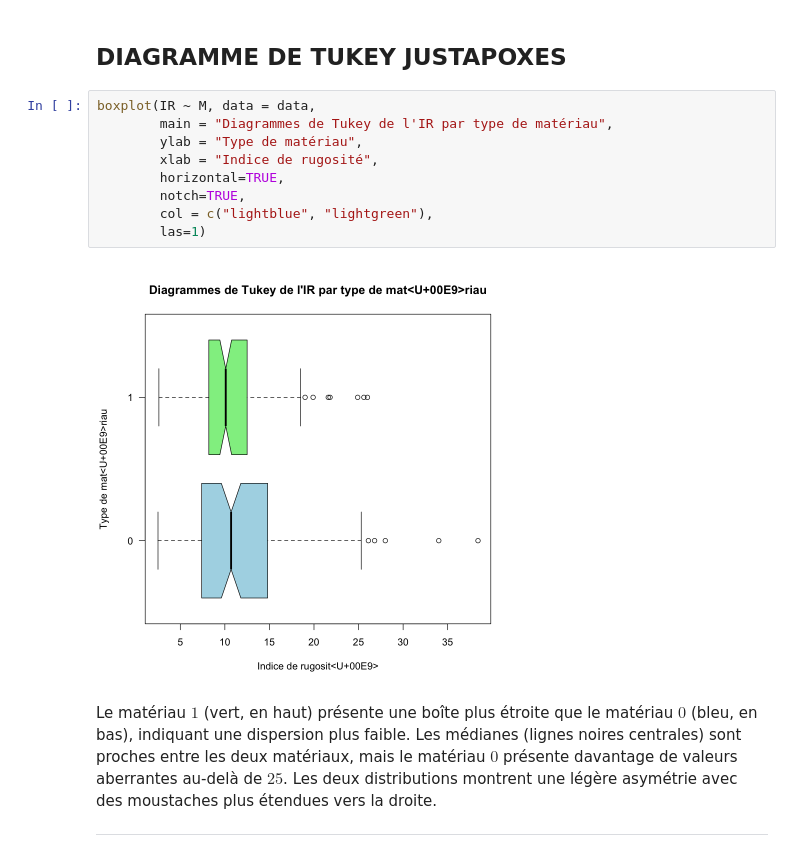
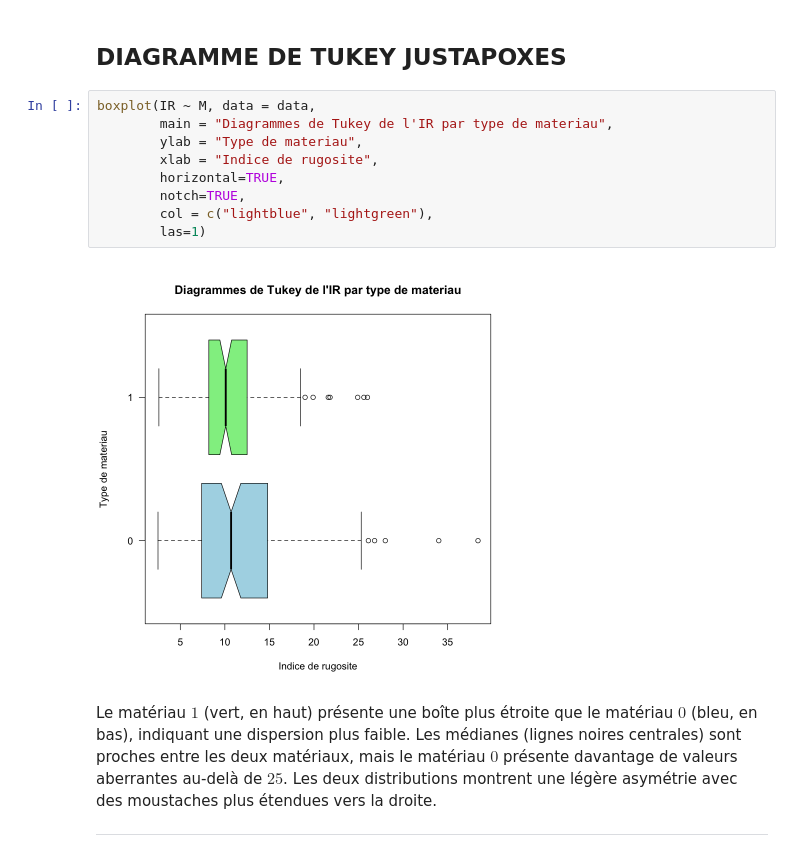
Before and after one commit to yaaks7/DEVOIR-MTH2302, a Jupyter notebook: devoir.ipynb, the cells around one changed output. Saved outputs shown, nothing was run; the diff lists cells and outputs as text.

```diff
--- a/devoir.ipynb
+++ b/devoir.ipynb
@@ -178,15 +178,15 @@ Les histogrammes juxtaposés de l'indice de rugosité par type de matériau pré
 ## DIAGRAMME DE TUKEY JUSTAPOXES
 # %%
 boxplot(IR ~ M, data = data,
-        main = "Diagrammes de Tukey de l'IR par type de matériau",
-        ylab = "Type de matériau",
-        xlab = "Indice de rugosité",
+        main = "Diagrammes de Tukey de l'IR par type de materiau",
+        ylab = "Type de materiau",
+        xlab = "Indice de rugosite",
         horizontal=TRUE,
         notch=TRUE,
         col = c("lightblue", "lightgreen"),
         las=1)
 # %% [output]
-[figure, old version]
+[figure, new version]
 # %% [markdown]
 Le matériau $1$ (vert, en haut) présente une boîte plus étroite que le matériau $0$ (bleu, en bas), indiquant une dispersion plus faible. Les médianes (lignes noires centrales) sont proches entre les deux matériaux, mais le matériau $0$ présente davantage de valeurs aberrantes au-delà de $25$. Les deux distributions montrent une légère asymétrie avec des moustaches plus étendues vers la droite.
 ***
```
Also changed, not shown: parts of 9 cells of this notebook, 2 other files.
